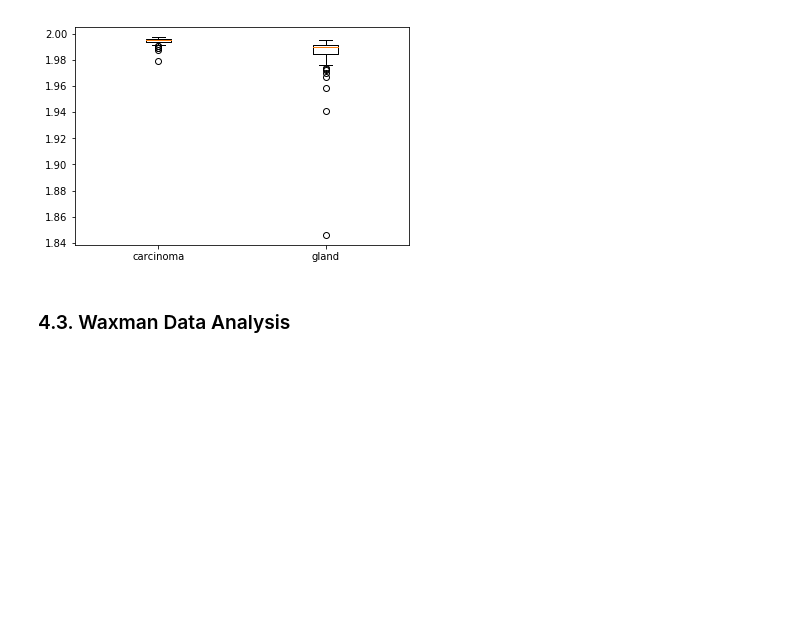
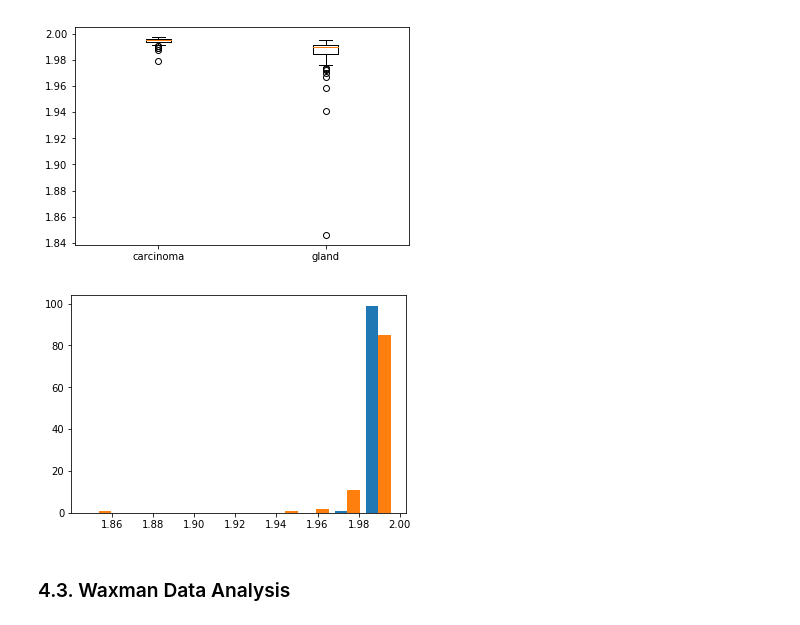
Before and after one commit to camilourd/Modelaje-y-Analisis-de-Sistemas-Biologicos, a Jupyter notebook: carcinoma/Carcinoma Analysis.ipynb, the cells around one changed output. Saved outputs shown, nothing was run; the diff lists cells and outputs as text; code cells hidden in the pictures; blank space fills up the shorter version.

```diff
--- a/carcinoma/Carcinoma Analysis.ipynb
+++ b/carcinoma/Carcinoma Analysis.ipynb
@@ -259,6 +271,11 @@ plt.xticks([1, 2], ['carcinoma', 'gland'])
 plt.show()
 # %% [output]
 [figure]
+# %%
+plt.hist(avg_degree)
+plt.show()
+# %% [output]
+[figure, added]
 # %% [markdown]
 ### 4.3. Waxman Data Analysis
 # %% [markdown]
```
Also changed, not shown: parts of 4 cells of this notebook, 1 other file.
